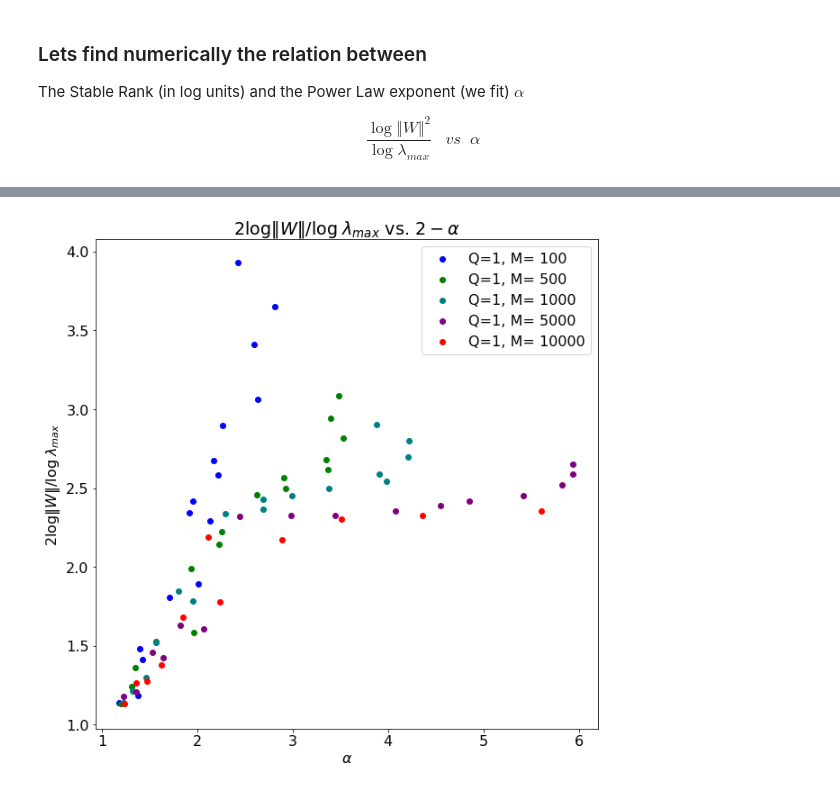
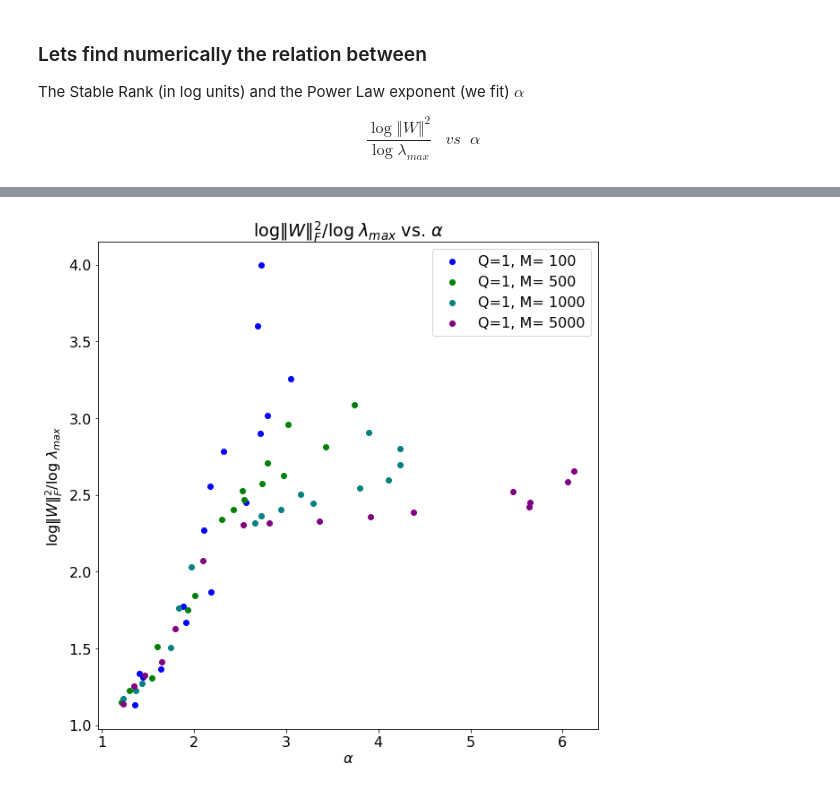
Before and after one commit to CalculatedContent/PredictingTestAccuracies, a Jupyter notebook: PowerLawExample-Alpha-LogNorm-Relations.ipynb, the cells around one changed output, grey strips where cells are left out. Saved outputs shown, nothing was run; the diff lists cells and outputs as text; code cells hidden in the pictures.

```diff
--- a/PowerLawExample-Alpha-LogNorm-Relations.ipynb
+++ b/PowerLawExample-Alpha-LogNorm-Relations.ipynb
@@ -19,7 +19,8 @@ from IPython.core.display import display, HTML
 html = '<table><tr><th>mu</th><th>alpha</th><th>logNorm</th><th>formula</th><th>ratio</th></tr>'
 #mus, ratios, alphas =  [], [], []
 Mresults = {}
-for M in [100, 500, 1000, 5000, 10000]:
+l_maxs = []
+for M in [100, 500, 1000, 5000]:#], 10000]:
     ratios, alphas =  [], []
 
     #N = (np.random.randint(3)+1)*M
@@ -49,6 +50,8 @@ for M in [100, 500, 1000, 5000, 10000]:
 
         Mresults[M]=[ratios,alphas]
 
+        l_maxs.append(l_max)
+
             #print("mu= {} 1+mu/2 = {}, alpha= {:2f} logNorm2= {:2f}  formula= {:2f} ratio= {:2f}"
             #      .format(mu,(1+mu/2),fit.alpha, logNorm2, formula, ratio ))
 
@@ -131,39 +132,39 @@ import matplotlib.pyplot as plt
 plt.rcParams['figure.figsize'] = [10,10]
 matplotlib.rcParams.update({'font.size': 16})
 
-plt.title(r"$2\log\Vert W\Vert / \log\;\lambda_{max}$ vs. $2-\alpha\;$")
+plt.title(r"$\log\Vert W\Vert_{F}^{2} / \log\;\lambda_{max}$ vs. $\alpha\;$")
 plt.xlabel(r"$\alpha$")
-plt.ylabel(r"$2\log\Vert W\Vert / \log\;\lambda_{max}$")
+plt.ylabel(r"$\log\Vert W\Vert_{F}^{2} / \log\;\lambda_{max}$")
 
 colors=['red','green', 'teal']
 
 M=100
 [ratios,alphas] = Mresults[M]
 plt.scatter(alphas, ratios, label="Q=1, M= {}".format(M), color='blue')
 
 M=500
 [ratios,alphas] = Mresults[M]
 plt.scatter(alphas, ratios, label="Q=1, M= {}".format(M), color='green')
 
 
 M=1000
 [ratios,alphas] = Mresults[M]
 plt.scatter(alphas, ratios, label="Q=1, M= {}".format(M), color='teal')
 
 
 M=5000
 [ratios,alphas] = Mresults[M]
 plt.scatter(alphas, ratios, label="Q=1, M= {}".format(M), color='purple')
 
-M=10000
-[ratios,alphas] = Mresults[M]
-plt.scatter(alphas, ratios, label="Q=1, M= {}".format(M), color='red')
+#M=10000
+#[ratios,alphas] = Mresults[M]
+#plt.scatter(alphas, ratios, label="Q=1, M= {}".format(M), color='red')
 
 
 plt.legend()
 
 #plt.xlim([1,5])
 #plt.ylim([1,5])
 plt.savefig("img/Alpha-LogNorm-Relations.png")
 # %% [output]
-[figure, old version]
+[figure, new version]
```
Also changed, not shown: parts of 6 cells of this notebook, 2 other files.
